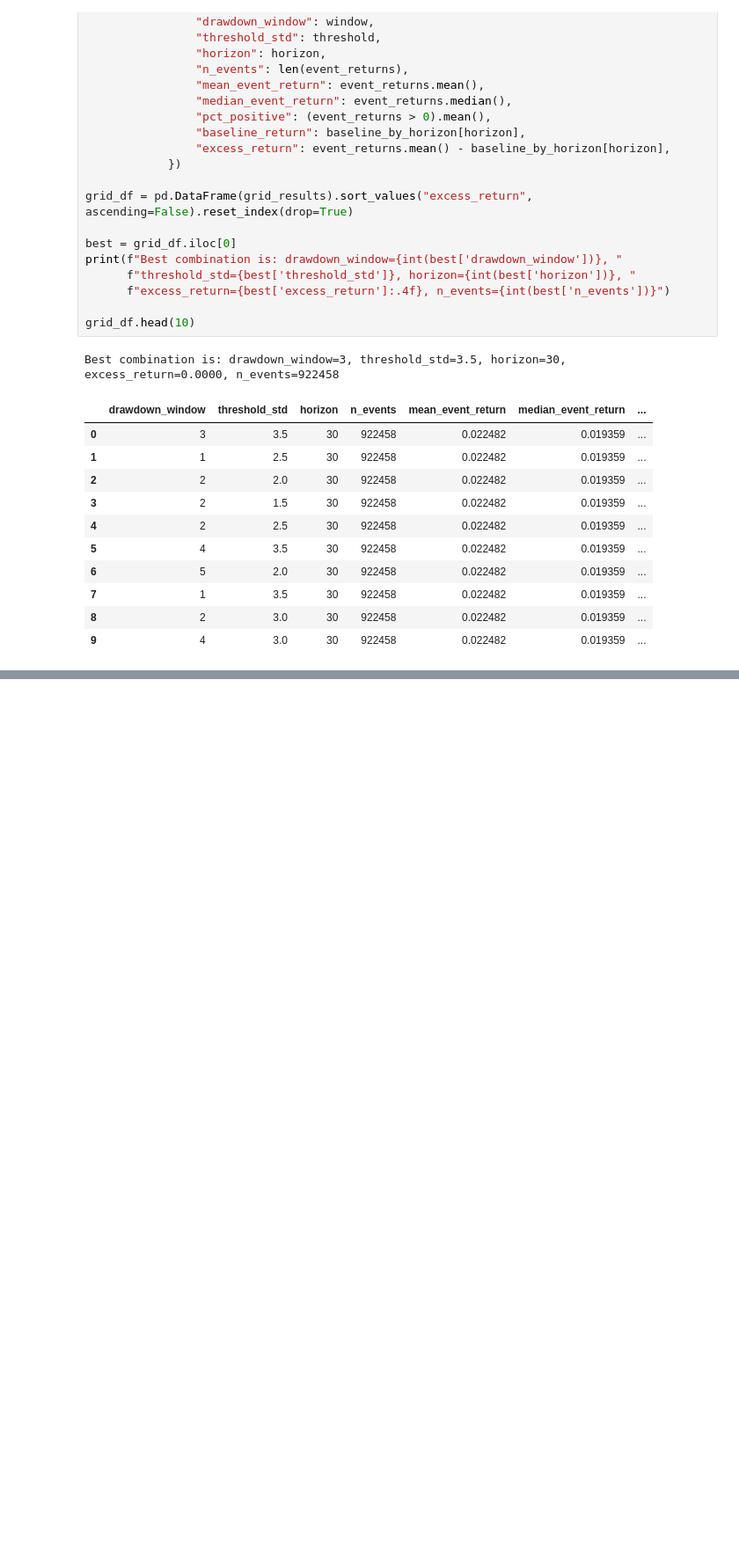
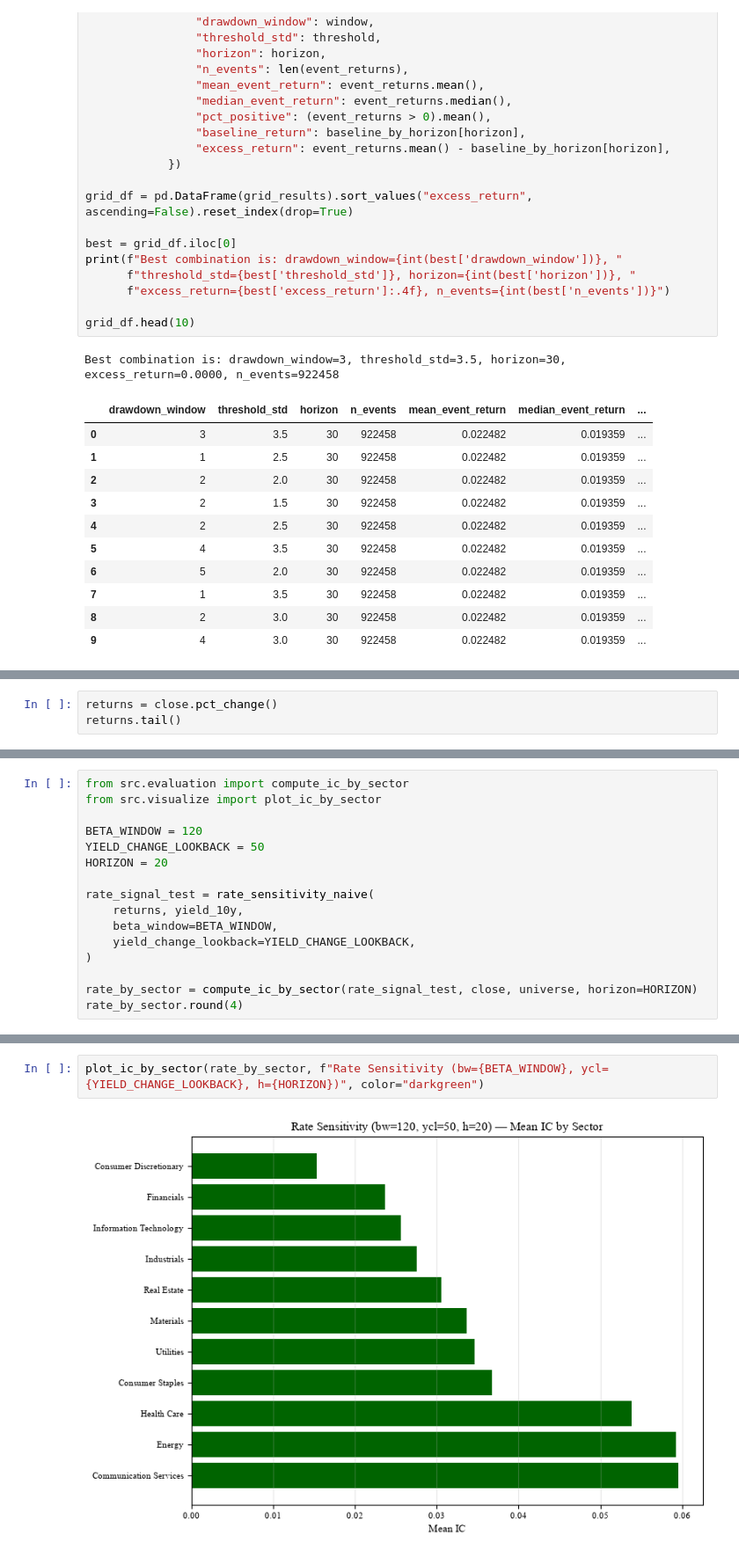
Before and after one commit to pgrajzl/alpha-signal-research, a Jupyter notebook: notebooks/alpha_research.ipynb, the cells around one changed output, grey strips where cells are left out. Shown at 88% size. Cells and saved outputs as stored; diff of their text form; blank space fills up the shorter version.

```diff
--- a/notebooks/alpha_research.ipynb
+++ b/notebooks/alpha_research.ipynb
@@ -818,0 +871,3 @@ Best combination is: drawdown_window=3, threshold_std=3.5, horizon=30, excess_re
+# %%
+returns = close.pct_change()
+returns.tail()
@@ -818,0 +1038,16 @@ Best combination is: drawdown_window=3, threshold_std=3.5, horizon=30, excess_re
+# %%
+from src.evaluation import compute_ic_by_sector
+from src.visualize import plot_ic_by_sector
+
+BETA_WINDOW = 120
+YIELD_CHANGE_LOOKBACK = 50
+HORIZON = 20
+
+rate_signal_test = rate_sensitivity_naive(
+    returns, yield_10y,
+    beta_window=BETA_WINDOW,
+    yield_change_lookback=YIELD_CHANGE_LOOKBACK,
+)
+
+rate_by_sector = compute_ic_by_sector(rate_signal_test, close, universe, horizon=HORIZON)
+rate_by_sector.round(4)
@@ -818,0 +1067,4 @@ Best combination is: drawdown_window=3, threshold_std=3.5, horizon=30, excess_re
+# %%
+plot_ic_by_sector(rate_by_sector, f"Rate Sensitivity (bw={BETA_WINDOW}, ycl={YIELD_CHANGE_LOOKBACK}, h={HORIZON})", color="darkgreen")
+# %% [output]
+[figure, added]
```
Also changed, not shown: parts of 18 cells of this notebook, 9 other files.
